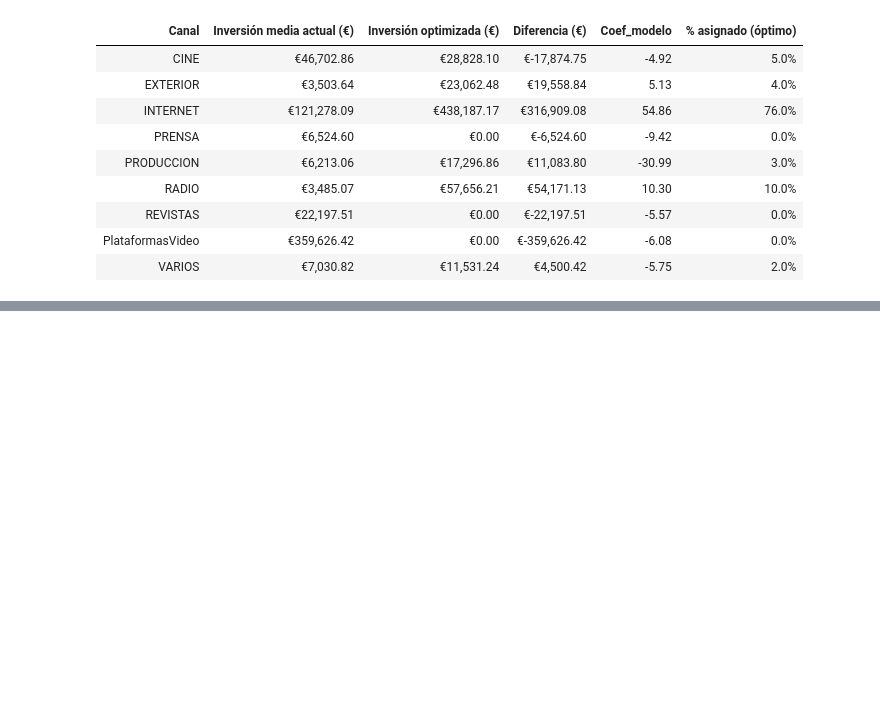
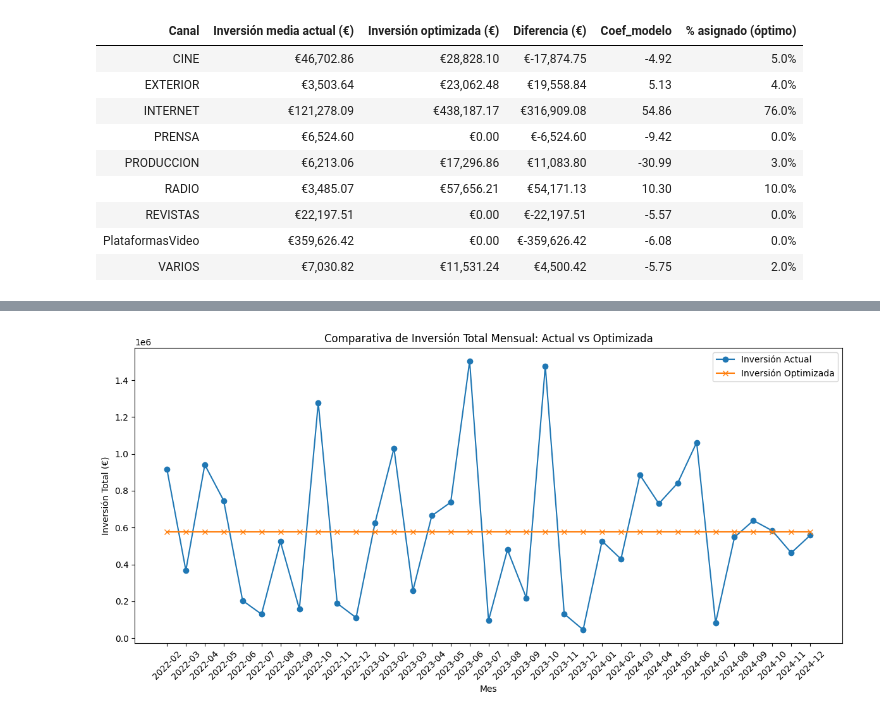
Before and after one commit to seerraa16/Caso02.-Modelo-de-Atribuci-n, a Jupyter notebook: Modelo_Atribucion.ipynb, the cells around one changed output, grey strips where cells are left out. Drawn from its saved outputs; the diff is of its cells as text; code cells hidden in the pictures; blank space fills up the shorter version.

```diff
--- a/Modelo_Atribucion.ipynb
+++ b/Modelo_Atribucion.ipynb
@@ -541,0 +832,21 @@ tabla_estilo
+# %%
+# Sumar la inversión total mensual actual
+inversion_total_actual = df_combined.groupby(df_combined['Fecha'].dt.to_period('M'))[variables_inversion].sum().sum(axis=1)
+
+# Sumar la inversión total mensual optimizada
+inversion_total_optima = np.sum(inversion_optima) * np.ones(len(inversion_total_actual))
+
+# Graficar la inversión mensual total
+plt.figure(figsize=(12, 6))
+plt.plot(inversion_total_actual.index.astype(str), inversion_total_actual.values, label='Inversión Actual', marker='o')
+plt.plot(inversion_total_actual.index.astype(str), inversion_total_optima, label='Inversión Optimizada', marker='x')
+
+plt.xlabel('Mes')
+plt.ylabel('Inversión Total (€)')
+plt.title('Comparativa de Inversión Total Mensual: Actual vs Optimizada')
+plt.xticks(rotation=45)
+plt.legend()
+plt.tight_layout()
+plt.show()
+# %% [output]
+[figure, added]
```
Also changed, not shown: parts of 14 cells of this notebook.
